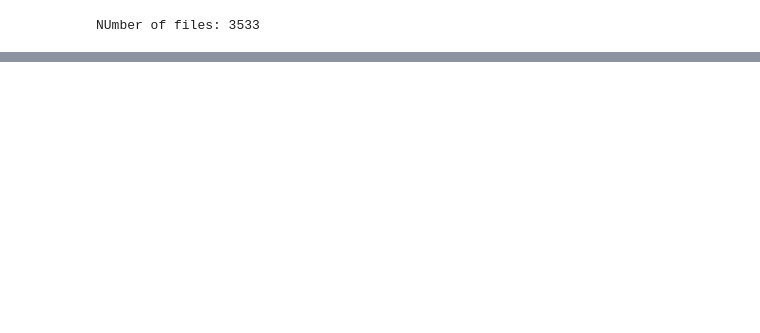
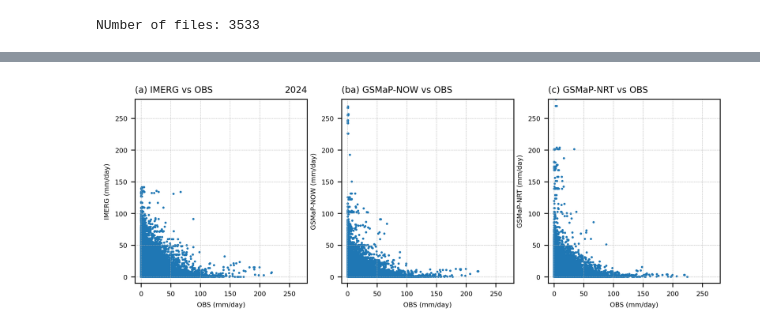
Before and after one commit to SInApSE-INPE/RainGauges, a Jupyter notebook: jupyter/validation/1dy_GSMaP_CPTEC.ipynb, the cells around one changed output, grey strips where cells are left out. Saved outputs shown, nothing was run; the diff lists cells and outputs as text; code cells hidden in the pictures; blank space fills up the shorter version.

```diff
--- a/jupyter/validation/1dy_GSMaP_CPTEC.ipynb
+++ b/jupyter/validation/1dy_GSMaP_CPTEC.ipynb
@@ -62,2 +157,9 @@ print(f'NUmber of files: {len(INFO)}')
 # %% [output]
 NUmber of files: 3533
+# %%
+# Remove station with stange values
+CPTEC_INFO = CPTEC_INFO[~((CPTEC_INFO['Lat'] == -34.67) & (CPTEC_INFO['Lon'] == -58.64))]
+CPTEC_INFO = CPTEC_INFO[~((CPTEC_INFO['Lat'] == -7.3) & (CPTEC_INFO['Lon'] == -39.27))]
+CPTEC_INFO = CPTEC_INFO[~((CPTEC_INFO['Lat'] == -30.96) & (CPTEC_INFO['Lon'] == -61.53))]
+CPTEC_INFO = CPTEC_INFO[~((CPTEC_INFO['Lat'] == 5.71) & (CPTEC_INFO['Lon'] == -76.62))]
+CPTEC_INFO = CPTEC_INFO.reset_index(drop=True)
@@ -361,0 +821,54 @@ fig.patch.set_alpha(0)
+# %%
+RAIN_OBS = np.array(RAIN_OBS)
+
+RAIN_IMERG = np.array(RAIN_IMERG)
+mask_IMERG = (RAIN_OBS != 0) & (RAIN_IMERG != 0)
+
+RAIN_GSMaP_NOW = np.array(RAIN_GSMaP_NOW)
+mask_GSMaP_NOW = (RAIN_OBS != 0) & (RAIN_GSMaP_NOW != 0)
+
+RAIN_GSMaP_NRT = np.array(RAIN_GSMaP_NRT)
+mask_GSMaP_NRT = (RAIN_OBS != 0) & (RAIN_GSMaP_NRT != 0)
+# %%
+fig = plt.figure(figsize=(9.5,3),dpi=300)
+gs = gridspec.GridSpec(1,3)
+
+#==================================================================================================
+ax1 = plt.subplot(gs[0, 0])
+ax1.scatter(RAIN_OBS[mask_IMERG], RAIN_IMERG[mask_IMERG], s=1)
+ax1.set_ylim(-10, 280)
+ax1.set_xlim(-10, 280)
+ax1.tick_params(axis='both', which='major', labelsize=6)
+ax1.grid(linestyle='--', linewidth=0.3)
+ax1.set_xlabel('OBS (mm/day)', fontsize=6)
+ax1.set_ylabel('IMERG (mm/day)', fontsize=6)
+ax1.set_title('(a) IMERG vs OBS', fontsize=8, loc='left')
+ax1.set_title('2024', fontsize=8, loc='right')
+
+#==================================================================================================
+ax1 = plt.subplot(gs[0, 1])
+ax1.scatter(RAIN_OBS[mask_GSMaP_NOW], RAIN_GSMaP_NOW[mask_GSMaP_NOW], s=1)
+ax1.set_ylim(-10, 280)
+ax1.set_xlim(-10, 280)
+ax1.tick_params(axis='both', which='major', labelsize=6)
+ax1.grid(linestyle='--', linewidth=0.3)
+ax1.set_xlabel('OBS (mm/day)', fontsize=6)
+ax1.set_ylabel('GSMaP-NOW (mm/day)', fontsize=6)
+ax1.set_title('(ba) GSMaP-NOW vs OBS', fontsize=8, loc='left')
+
+#==================================================================================================
+ax1 = plt.subplot(gs[0, 2])
+ax1.scatter(RAIN_OBS[mask_GSMaP_NRT], RAIN_GSMaP_NRT[mask_GSMaP_NRT], s=1)
+ax1.set_ylim(-10, 280)
+ax1.set_xlim(-10, 280)
+ax1.tick_params(axis='both', which='major', labelsize=6)
+ax1.grid(linestyle='--', linewidth=0.3)
+ax1.set_xlabel('OBS (mm/day)', fontsize=6)
+ax1.set_ylabel('GSMaP-NRT (mm/day)', fontsize=6)
+ax1.set_title('(c) GSMaP-NRT vs OBS', fontsize=8, loc='left')
+
+#==================================================================================================
+ax1.set_facecolor('white')
+fig.patch.set_alpha(0)
+# %% [output]
+[figure, added]
```
Also changed, not shown: parts of 27 cells of this notebook, 3 other files.
